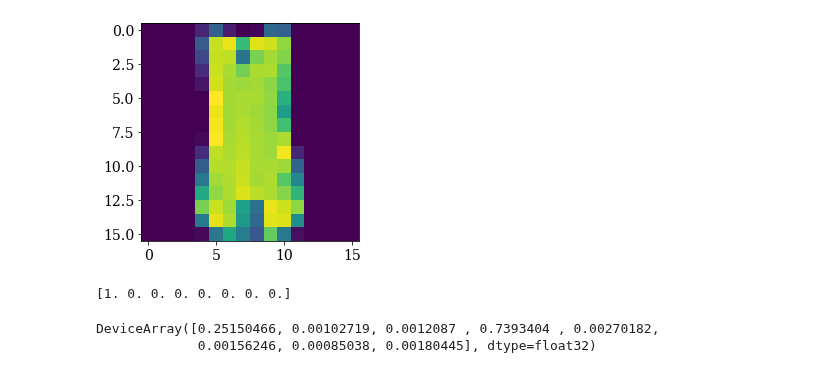
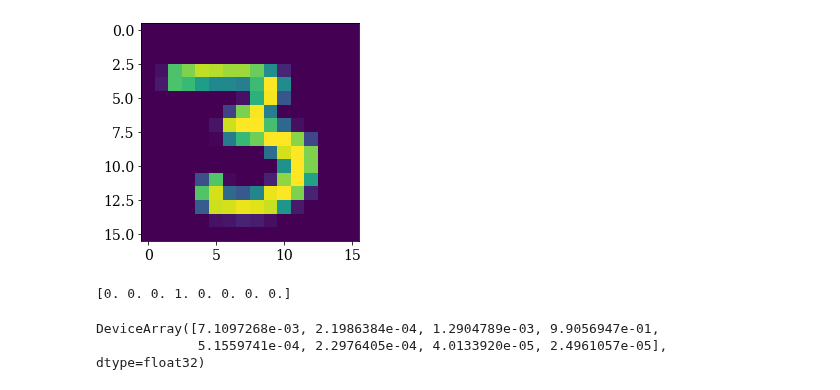
Before and after one commit to haimengzhao/quantum-fed-infer, a Jupyter notebook: qFedInf.ipynb, the cells around one changed output. Cells and saved outputs as stored; diff of their text form; code cells hidden in the pictures.

Commit message:
py scripts for mass test

```diff
--- a/qFedInf.ipynb
+++ b/qFedInf.ipynb
@@ -24,4 +27,6 @@ plt.rc('font', size=14)
 # %%
+dataset = 'mnist'
+# dataset = 'fashion'
 readout_mode = 'softmax'
 # readout_mode = 'sample'
 encoding_mode = 'vanilla'
@@ -34,7 +39,10 @@ n_node = 8
 K = tc.set_backend('jax')
 # %%
 # numpy data
-(x_train, y_train), (x_test, y_test) = tf.keras.datasets.fashion_mnist.load_data()
+if dataset == 'mnist':
+    (x_train, y_train), (x_test, y_test) = tf.keras.datasets.mnist.load_data()
+elif dataset == 'fashion':
+    (x_train, y_train), (x_test, y_test) = tf.keras.datasets.fashion_mnist.load_data()
 ind = y_test == 9
 x_test, y_test = x_test[~ind], y_test[~ind]
 ind = y_test == 8
@@ -48,9 +56,14 @@ elif encoding_mode == 'mean':
 elif encoding_mode == 'half':
     mean = 0.5
 x_train = x_train - mean
+x_train = tf.image.resize(x_train[..., tf.newaxis], (int(2**(n/2)), int(2**(n/2)))).numpy()[..., 0].reshape(-1, 2**n)
+x_train = x_train / jnp.sqrt(jnp.sum(x_train**2, axis=-1, keepdims=True))
+
 x_test = x_test / 255.0
 x_test = x_test - mean
-
+x_test = tf.image.resize(x_test[..., tf.newaxis], (int(2**(n/2)), int(2**(n/2)))).numpy()[..., 0].reshape(-1, 2**n)
+x_test = x_test / jnp.sqrt(jnp.sum(x_test**2, axis=-1, keepdims=True))
+y_test = jax.nn.one_hot(y_test, n_node)
 
 def filter_pair(x, y, a, b):
     keep = (y == a) | (y == b)
@@ -63,8 +81,9 @@ def clf(params, c, k):
         for i in range(n - 1):
             c.cnot(i, i + 1)
         for i in range(n):
-            c.rx(i, theta=params[2 * j, i])
-            c.ry(i, theta=params[2 * j + 1, i])
+            c.rx(i, theta=params[3 * j, i])
+            c.rz(i, theta=params[3 * j + 1, i])
+            c.rx(i, theta=params[3 * j + 2, i])
     return c
 
 def readout(c):
@@ -104,16 +123,15 @@ all_train_loss = []
 all_train_acc = []
 for node in tqdm(range(n_node-1)):
     x_train_node, y_train_node = filter_pair(x_train, y_train, 0, node + 1)
-    x_train_small = tf.image.resize(x_train_node[..., tf.newaxis], (int(2**(n/2)), int(2**(n/2)))).numpy()[..., 0].reshape(-1, 2**n)
-    x_train_small = x_train_small / jnp.sqrt(jnp.sum(x_train_small**2, axis=-1, keepdims=True))
-    data = tf.data.Dataset.from_tensor_slices((x_train_small, y_train_node)).shuffle(100).batch(128)
+    data = tf.data.Dataset.from_tensor_slices((x_train_node, y_train_node)).batch(128)
 
     # GMM
-    gmm = GaussianMixture(n_components=5, max_iter=100)
-    gmm.fit(x_train_small)
+    gmm = GaussianMixture(n_components=5, max_iter=100, random_state=42)
+    gmm.fit(x_train_node)
     gmm_list.append(gmm)
 
-    params = K.randn((k * 2, n), dtype=jnp.float32)
+    key, subkey = jax.random.split(key)
+    params = jax.random.normal(subkey, (3 * k, n))
     opt = optax.adam(learning_rate=1e-2)
     opt_state = opt.init(params)
 
@@ -289,17 +321,15 @@ def pred(params, x, k):
 # %%
 i = 3
 x_train_node, y_train_node = filter_pair(x_train, y_train, 0, 2 + 1)
-x_train_small = tf.image.resize(x_train_node[..., tf.newaxis], (int(2**(n/2)), int(2**(n/2)))).numpy()[..., 0].reshape(-1, 2**n)
-x_train_small = x_train_small / jnp.sqrt(jnp.sum(x_train_small**2, axis=-1, keepdims=True))
-plt.imshow(x_train_small[i].reshape(16, 16))
+plt.imshow(x_train_node[i].reshape(16, 16))
 plt.show()
 print(y_train_node[i])
-pred(params_list[2], x_train_small[i], k)
+pred(params_list[2], x_train_node[i], k)
 # %% [output]
-[figure, old version]
+[figure, new version]
-[1. 0. 0. 0. 0. 0. 0. 0.]
+[0. 0. 0. 1. 0. 0. 0. 0.]
-DeviceArray([0.25150466, 0.00102719, 0.0012087 , 0.7393404 , 0.00270182,
-             0.00156246, 0.00085038, 0.00180445], dtype=float32)
+DeviceArray([7.1097268e-03, 2.1986384e-04, 1.2904789e-03, 9.9056947e-01,
+             5.1559741e-04, 2.2976405e-04, 4.0133920e-05, 2.4961057e-05],            dtype=float32)
 # %%
 density_est_list = []
 p_node = []
```
Also changed, not shown: parts of 18 cells of this notebook, 6 other files.
